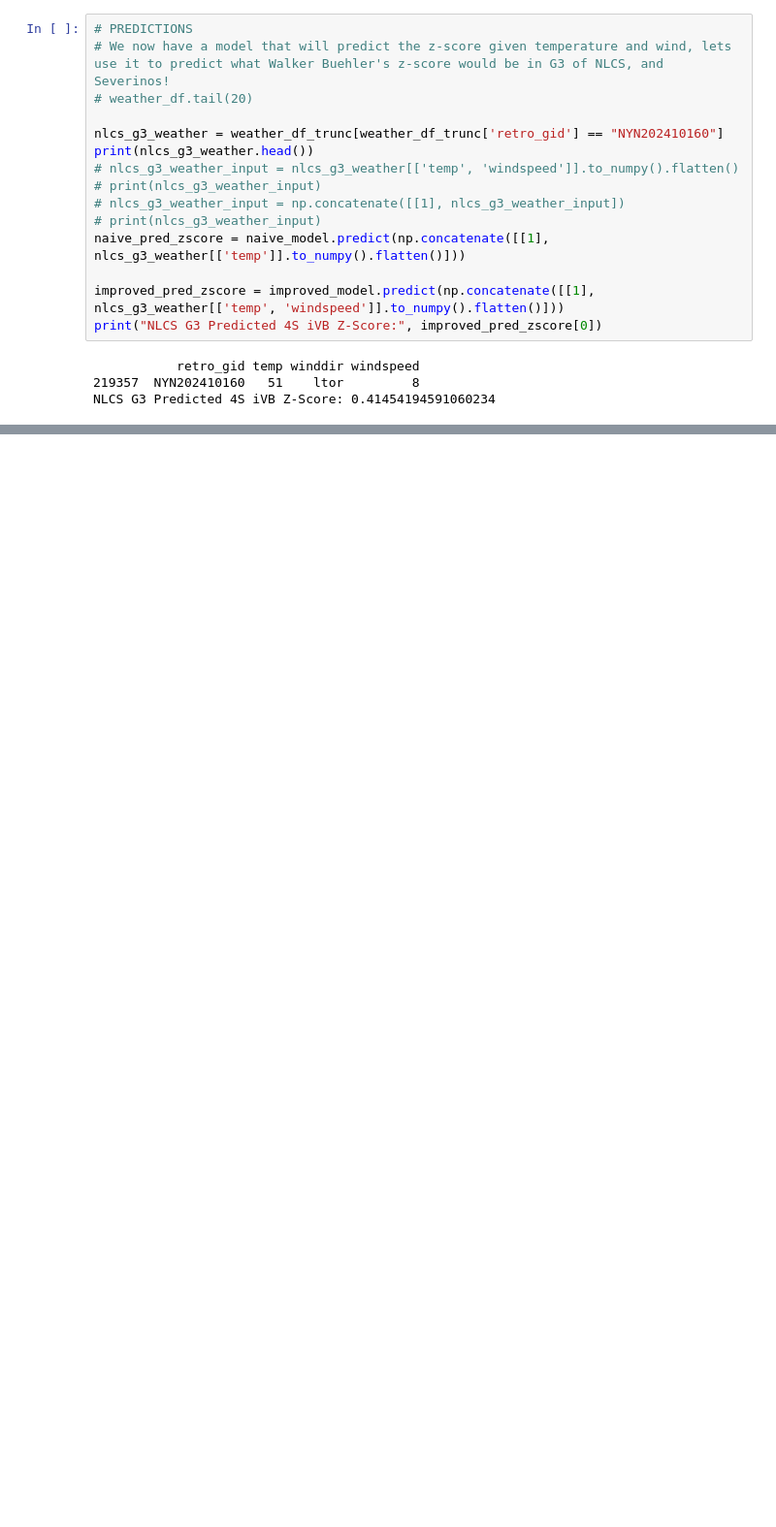
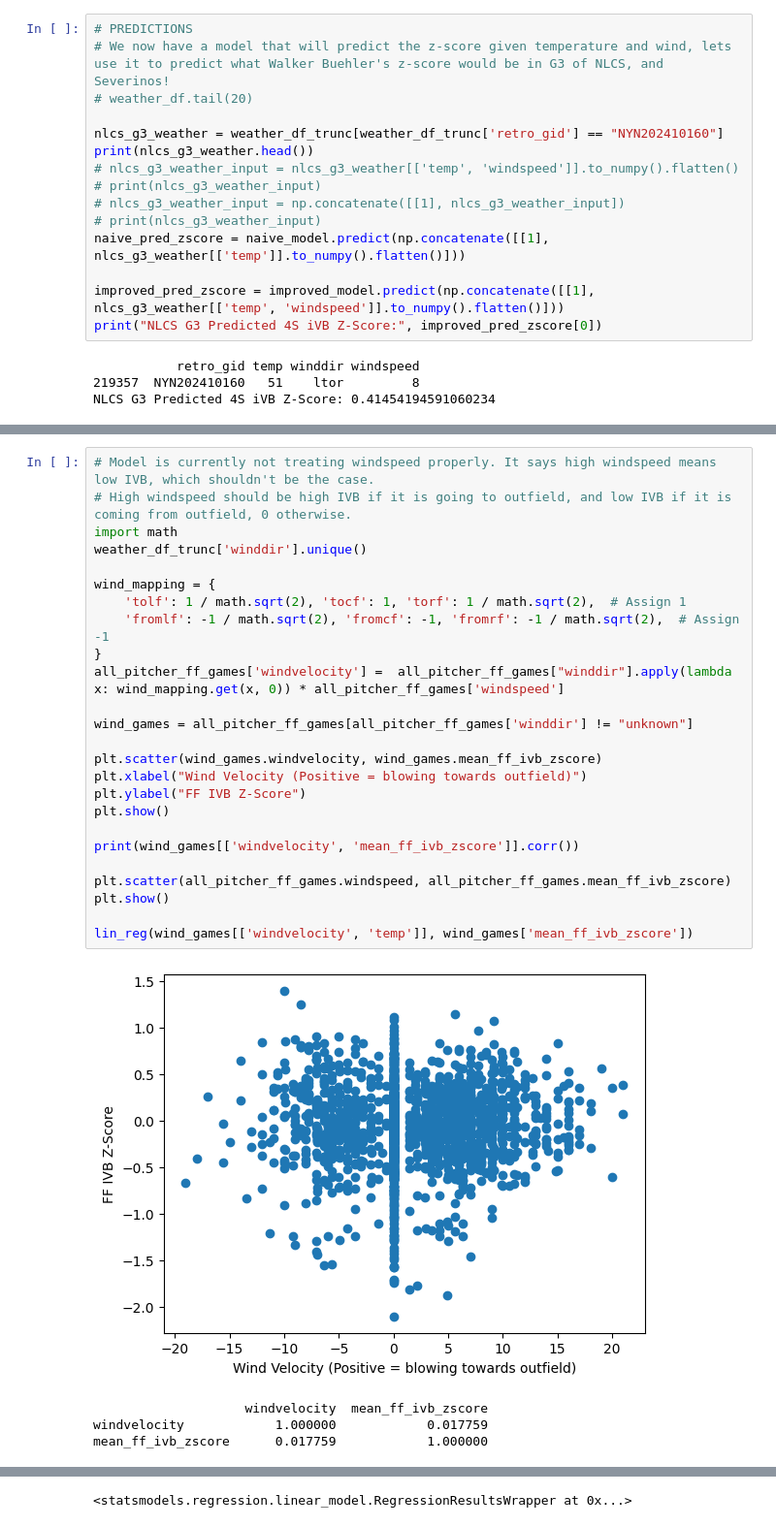
Before and after one commit to chuckrak/Baseball, a Jupyter notebook: buehler.ipynb, the cells around one changed output, grey strips where cells are left out. Shown at 97% size. Drawn from its saved outputs; the diff is of its cells as text; blank space fills up the shorter version.

```diff
--- a/buehler.ipynb
+++ b/buehler.ipynb
@@ -657,0 +689,30 @@ See the caveats in the documentation: https://pandas.pydata.org/pandas-docs/stab
+# %%
+# Model is currently not treating windspeed properly. It says high windspeed means low IVB, which shouldn't be the case.
+# High windspeed should be high IVB if it is going to outfield, and low IVB if it is coming from outfield, 0 otherwise.
+import math
+weather_df_trunc['winddir'].unique()
+
+wind_mapping = {
+    'tolf': 1 / math.sqrt(2), 'tocf': 1, 'torf': 1 / math.sqrt(2),  # Assign 1
+    'fromlf': -1 / math.sqrt(2), 'fromcf': -1, 'fromrf': -1 / math.sqrt(2),  # Assign -1
+}
+all_pitcher_ff_games['windvelocity'] =  all_pitcher_ff_games["winddir"].apply(lambda x: wind_mapping.get(x, 0)) * all_pitcher_ff_games['windspeed']
+
+wind_games = all_pitcher_ff_games[all_pitcher_ff_games['winddir'] != "unknown"]
+
+plt.scatter(wind_games.windvelocity, wind_games.mean_ff_ivb_zscore)
+plt.xlabel("Wind Velocity (Positive = blowing towards outfield)")
+plt.ylabel("FF IVB Z-Score")
+plt.show()
+
+print(wind_games[['windvelocity', 'mean_ff_ivb_zscore']].corr())
+
+plt.scatter(all_pitcher_ff_games.windspeed, all_pitcher_ff_games.mean_ff_ivb_zscore)
+plt.show()
+
+lin_reg(wind_games[['windvelocity', 'temp']], wind_games['mean_ff_ivb_zscore'])
+# %% [output]
+[figure, added]
+                    windvelocity  mean_ff_ivb_zscore
+windvelocity            1.000000            0.017759
+mean_ff_ivb_zscore      0.017759            1.000000
@@ -657,0 +737 @@ See the caveats in the documentation: https://pandas.pydata.org/pandas-docs/stab
+<statsmodels.regression.linear_model.RegressionResultsWrapper at 0x...>
```
Also changed, not shown: parts of 20 cells of this notebook.
